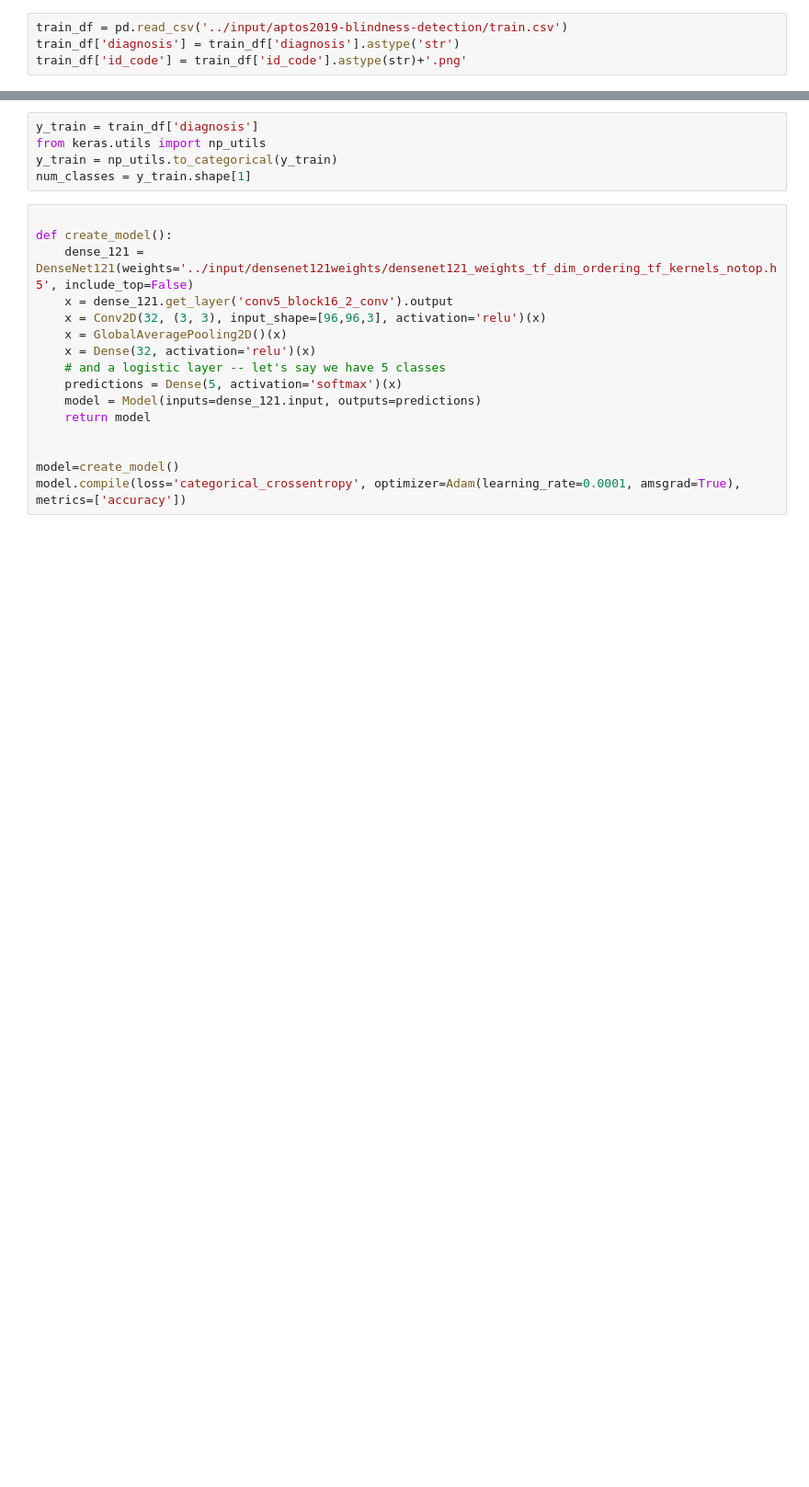
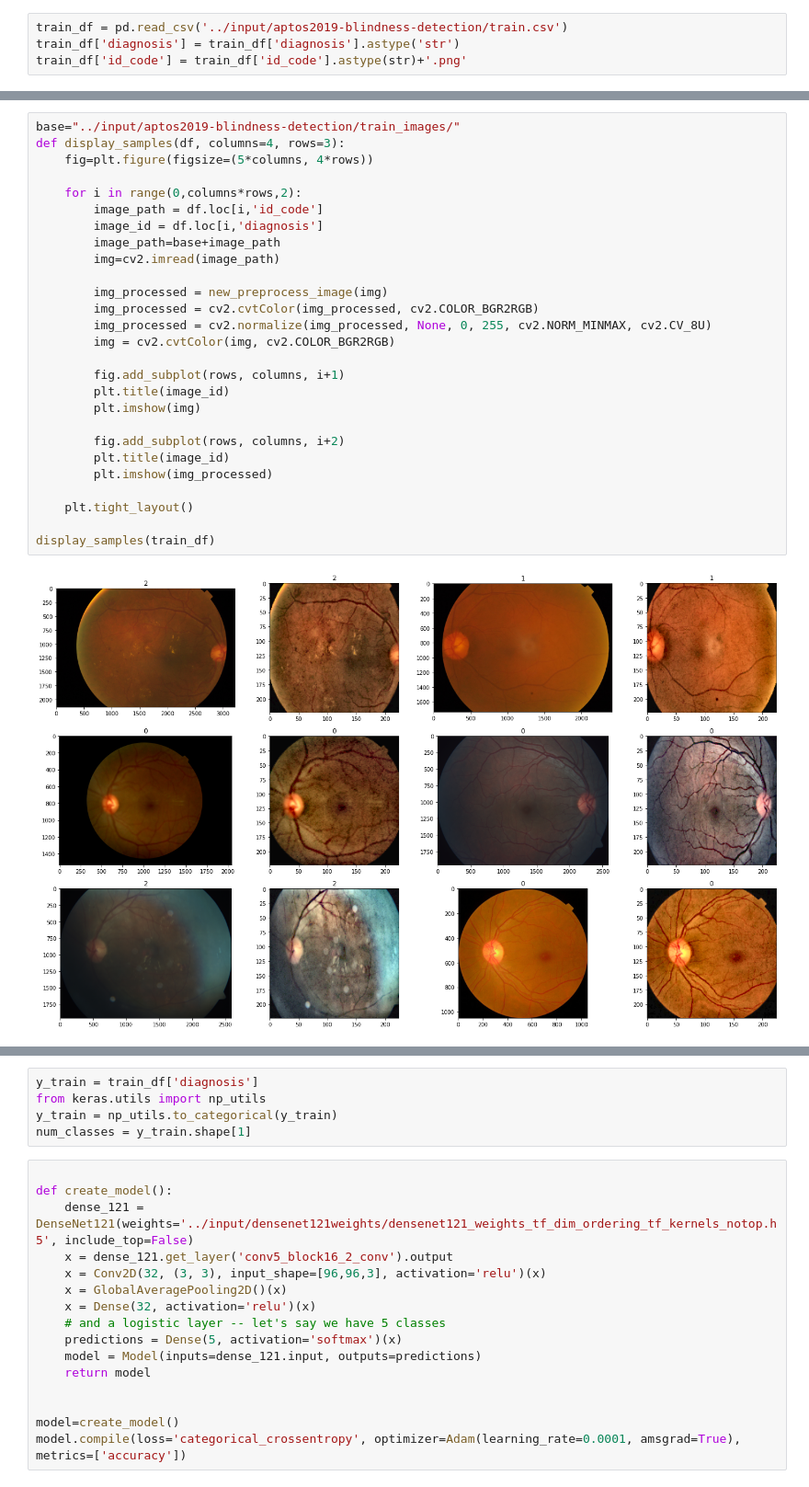
Before and after one commit to msiddhu/Early-Prediction-of-Diabetic-Retinopathy, a Jupyter notebook: dr-densenet121.ipynb, the cells around one changed output, grey strips where cells are left out. Shown at 92% size. Saved outputs shown, nothing was run; the diff lists cells and outputs as text; blank space fills up the shorter version.

```diff
--- a/dr-densenet121.ipynb
+++ b/dr-densenet121.ipynb
@@ -96,3 +170,32 @@ def preprocess_image(img):
+# %%
+base="../input/aptos2019-blindness-detection/train_images/"
+def display_samples(df, columns=4, rows=3):
+    fig=plt.figure(figsize=(5*columns, 4*rows))
+
+    for i in range(0,columns*rows,2):
+        image_path = df.loc[i,'id_code']
+        image_id = df.loc[i,'diagnosis']
+        image_path=base+image_path
+        img=cv2.imread(image_path)
+
+        img_processed = new_preprocess_image(img)
+        img_processed = cv2.cvtColor(img_processed, cv2.COLOR_BGR2RGB)
+        img_processed = cv2.normalize(img_processed, None, 0, 255, cv2.NORM_MINMAX, cv2.CV_8U)
+        img = cv2.cvtColor(img, cv2.COLOR_BGR2RGB)
+
+        fig.add_subplot(rows, columns, i+1)
+        plt.title(image_id)
+        plt.imshow(img)
+
+        fig.add_subplot(rows, columns, i+2)
+        plt.title(image_id)
+        plt.imshow(img_processed)
+
+    plt.tight_layout()
+
+display_samples(train_df)
+# %% [output]
+[figure, added]
 # %%
 datagen=ImageDataGenerator(
     rescale=1./255,
```
Also changed, not shown: parts of 13 cells of this notebook.
